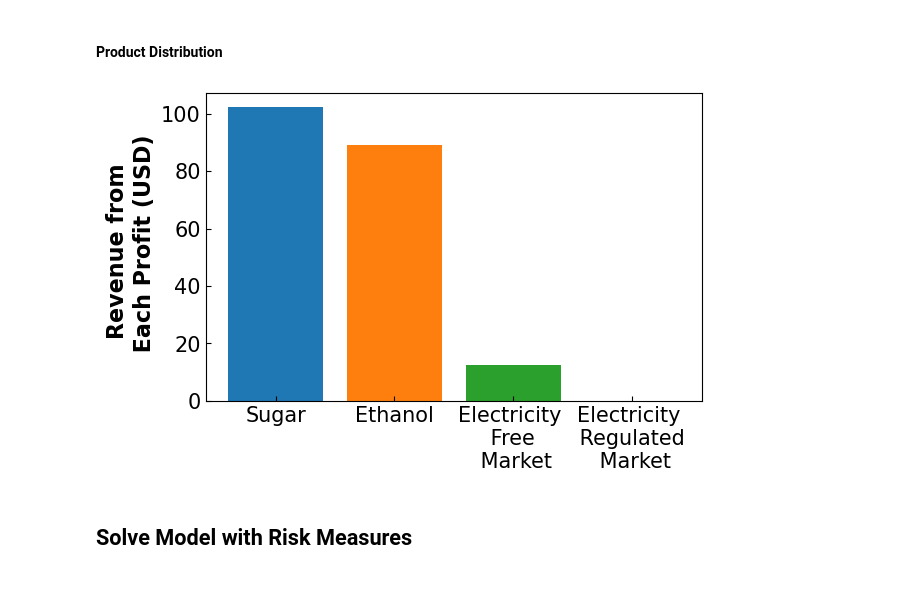
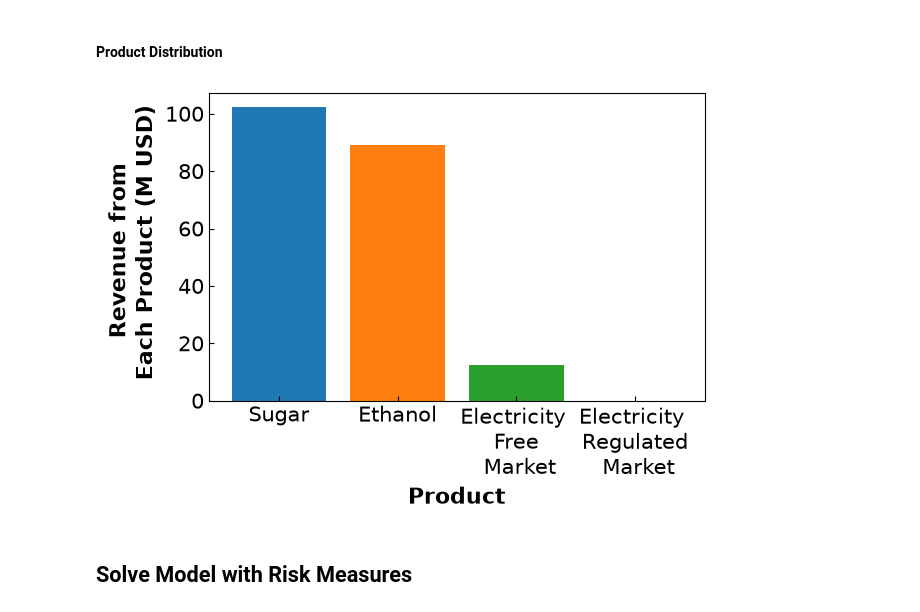
Before and after one commit to ndcbe/optimization, a Jupyter notebook: notebooks/4-dev/RiskMeasures.ipynb, the cells around one changed output. Cells and saved outputs as stored; diff of their text form; code cells hidden in the pictures; blank space fills up the shorter version.

```diff
--- a/notebooks/4-dev/RiskMeasures.ipynb
+++ b/notebooks/4-dev/RiskMeasures.ipynb
@@ -210,3 +205,24 @@ import matplotlib.pyplot as plt
+# %%
+import logging
+
+import pandas as pd
+import numpy as np
+import pyomo.environ as pyo
+import matplotlib.pyplot as plt
+from pyomo.environ import units as u
+from pyomo.util.check_units import assert_units_consistent
+from pyomo.core.base.units_container import InconsistentUnitsError
+
+# Pyomo's unit library has tonnes, cubic meters, and MWh but no money, so declare
+# a currency.
+u.load_definitions_from_strings(["USD = [currency]"])
+
+# Shorthands for the compound units this problem uses
+USD_PER_TONNE = u.USD / u.metric_ton
+USD_PER_M3 = u.USD / u.m**3
+USD_PER_MWH = u.USD / u.MWh
+M3_PER_TONNE = u.m**3 / u.metric_ton
+MWH_PER_TONNE = u.MWh / u.metric_ton
 # %%
 # Load Data From CSV files stored on Github
 path_cap = (
@@ -537,17 +599,17 @@ Difference: 103.78 M USD
 # %%
 fig, ax = plt.subplots(figsize=(6.4, 4))
 plt.bar("Sugar", pyo.value(m.avg_sug_prof) / 1e6)
 plt.bar("Ethanol", pyo.value(m.avg_eth_prof) / 1e6)
 plt.bar("Electricity \n Free \n Market", pyo.value(m.avg_el_prof) / 1e6)
 plt.bar("Electricity \n Regulated \n Market", pyo.value(m.x["reg"]) * 72.5 / 1e6)
-plt.ylabel("Product", fontsize=16, fontweight="bold")
-plt.ylabel("Revenue from \n Each Profit (USD)", fontsize=16, fontweight="bold")
+plt.xlabel("Product", fontsize=16, fontweight="bold")
+plt.ylabel("Revenue from \n Each Product (M USD)", fontsize=16, fontweight="bold")
 ax.xaxis.set_tick_params(labelsize=15)
 ax.yaxis.set_tick_params(labelsize=15)
 ax.tick_params(direction="in")
 plt.show()
 # %% [output]
-[figure, old version]
+[figure, new version]
 # %% [markdown]
 ## Solve Model with Risk Measures
 # %% [markdown]
```
Also changed, not shown: parts of 21 cells of this notebook.
